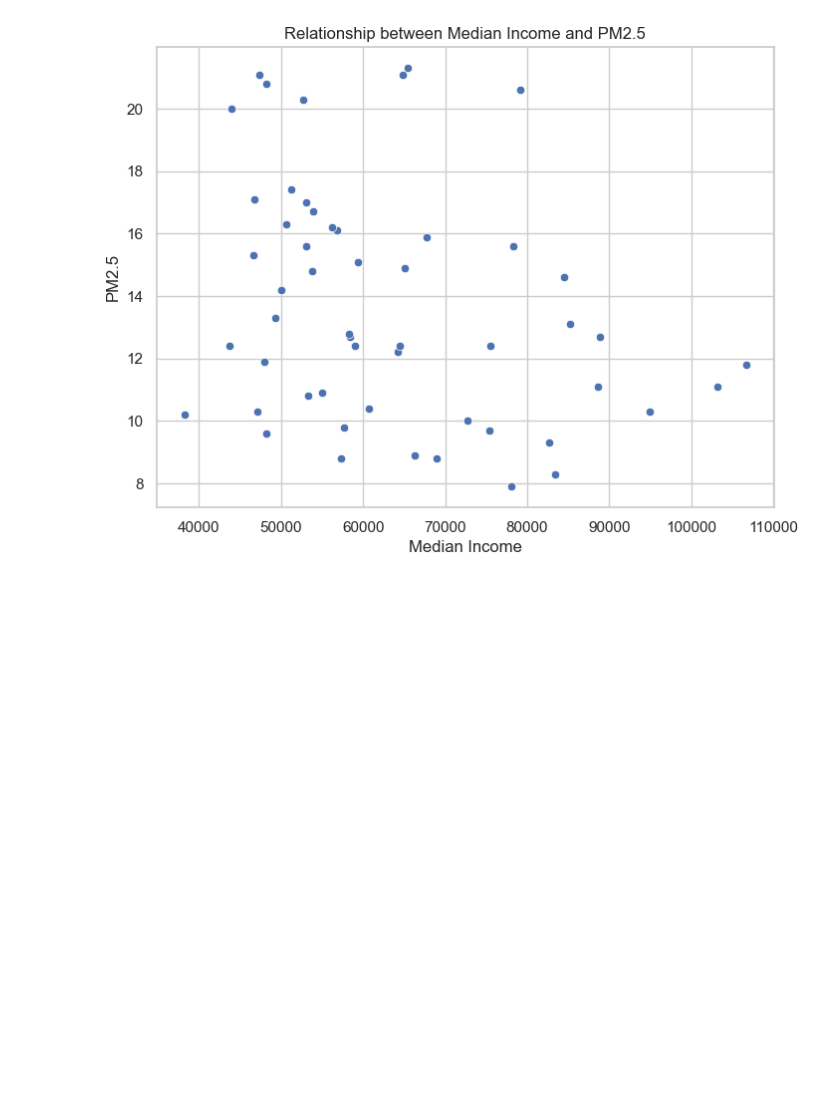
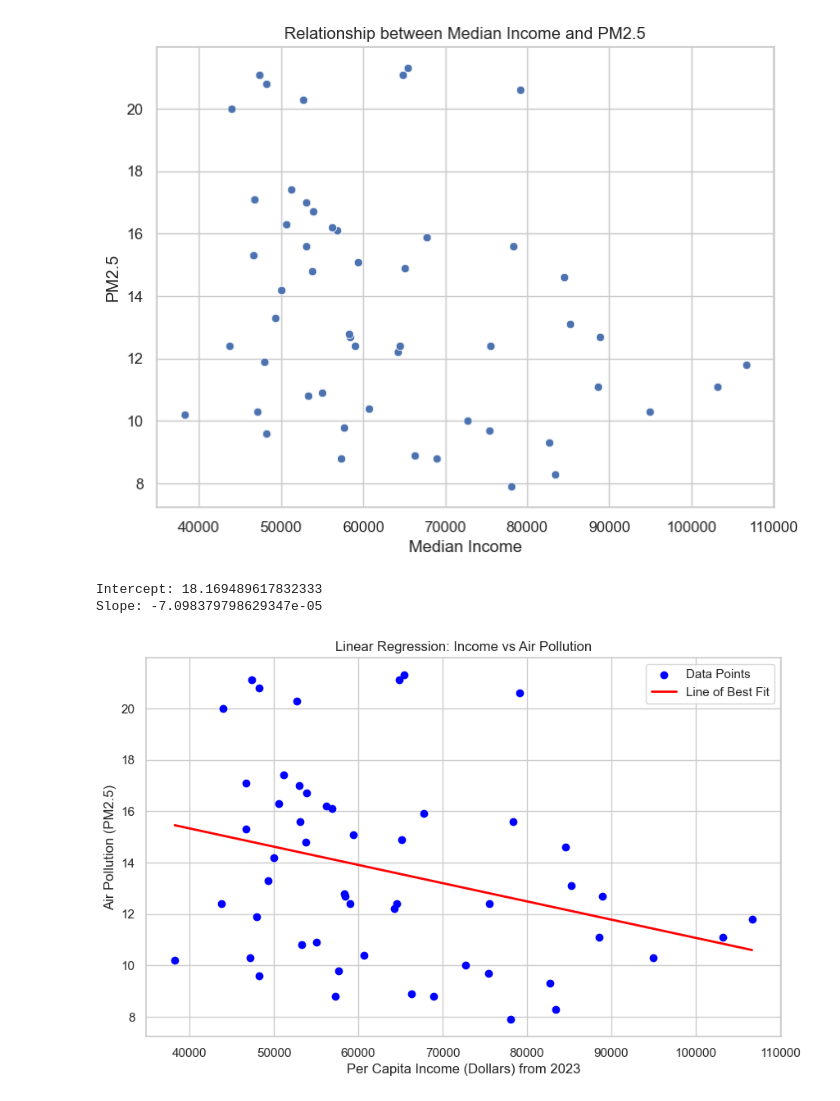
Before and after one commit to ucd25-cosmos-deeplearners/Air-Quality-Vs-Income-By-County-California, a Jupyter notebook: airqualitypractice.ipynb, the cells around one changed output. Drawn from its saved outputs; the diff is of its cells as text; code cells hidden in the pictures; blank space fills up the shorter version.

Commit message:
Add files via upload
Added new file with linear regression model

```diff
--- a/airqualitypractice.ipynb
+++ b/airqualitypractice.ipynb
@@ -60,3 +61,35 @@ plt.title('Relationship between Median Income and PM2.5')
 plt.show()
 # %% [output]
 [figure]
+# %%
+# Prepare data for linear regression
+X = filtered_df[['Per Capita Income (Dollars) from 2023']]
+y = filtered_df['Air Pollution (PM2.5)']
+
+# Train linear regression model
+model = LinearRegression()
+model.fit(X, y)
+
+# Display coefficients
+print("Intercept:", model.intercept_)
+print("Slope:", model.coef_[0])
+
+
+
+x_vals = np.linspace(X.min(), X.max(), 100).reshape(-1, 1)
+y_pred = model.predict(x_vals)
+
+# Plot
+plt.figure(figsize=(10, 6))
+plt.scatter(X, y, color='blue', label='Data Points')
+plt.plot(x_vals, y_pred, color='red', linewidth=2, label='Line of Best Fit')
+plt.xlabel('Per Capita Income (Dollars) from 2023')
+plt.ylabel('Air Pollution (PM2.5)')
+plt.title('Linear Regression: Income vs Air Pollution')
+plt.legend()
+plt.grid(True)
+plt.show()
+# %% [output]
+Intercept: 18.169489617832333
+Slope: -7.098379798629347e-05
+[figure, added]
```
Also changed, not shown: parts of 1 cell of this notebook.
